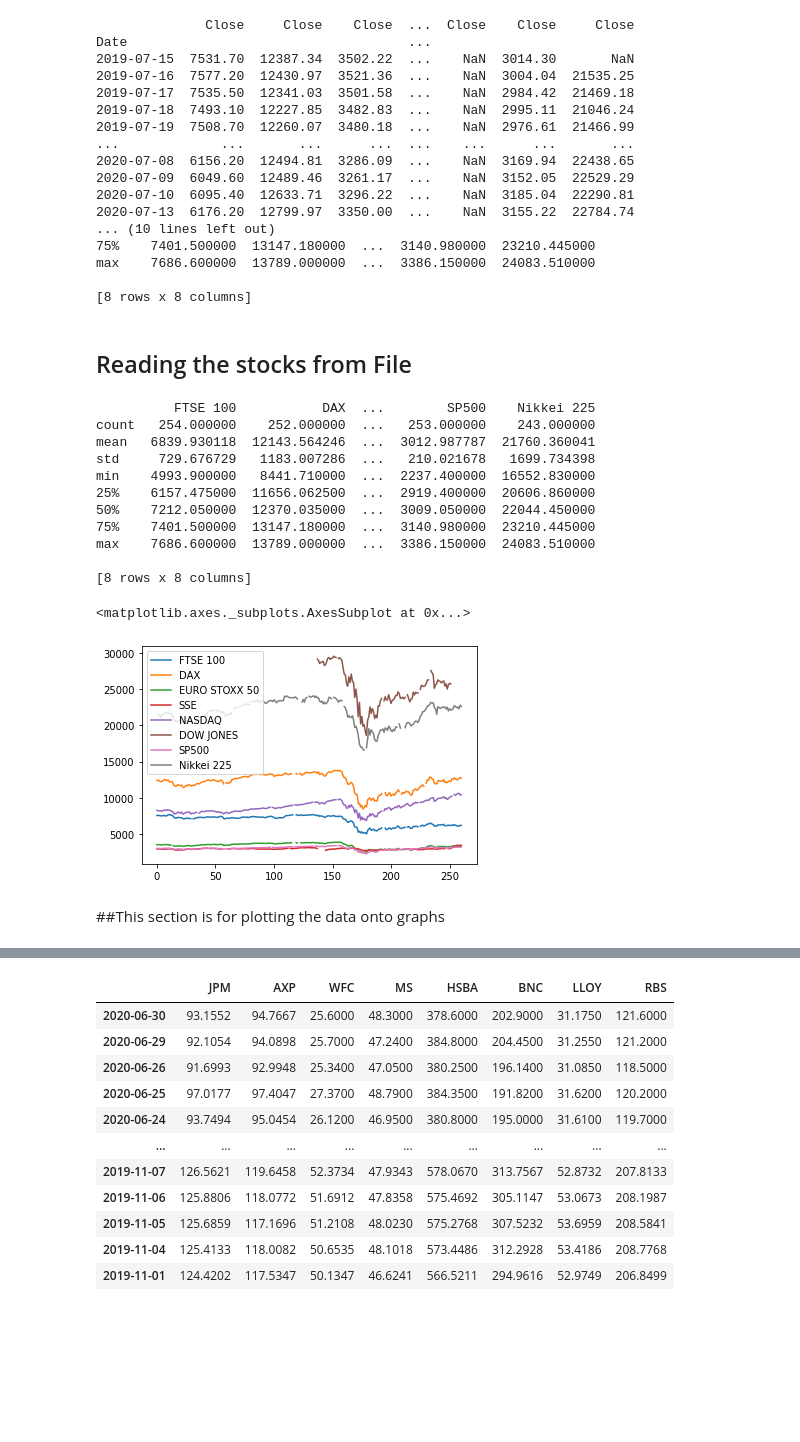
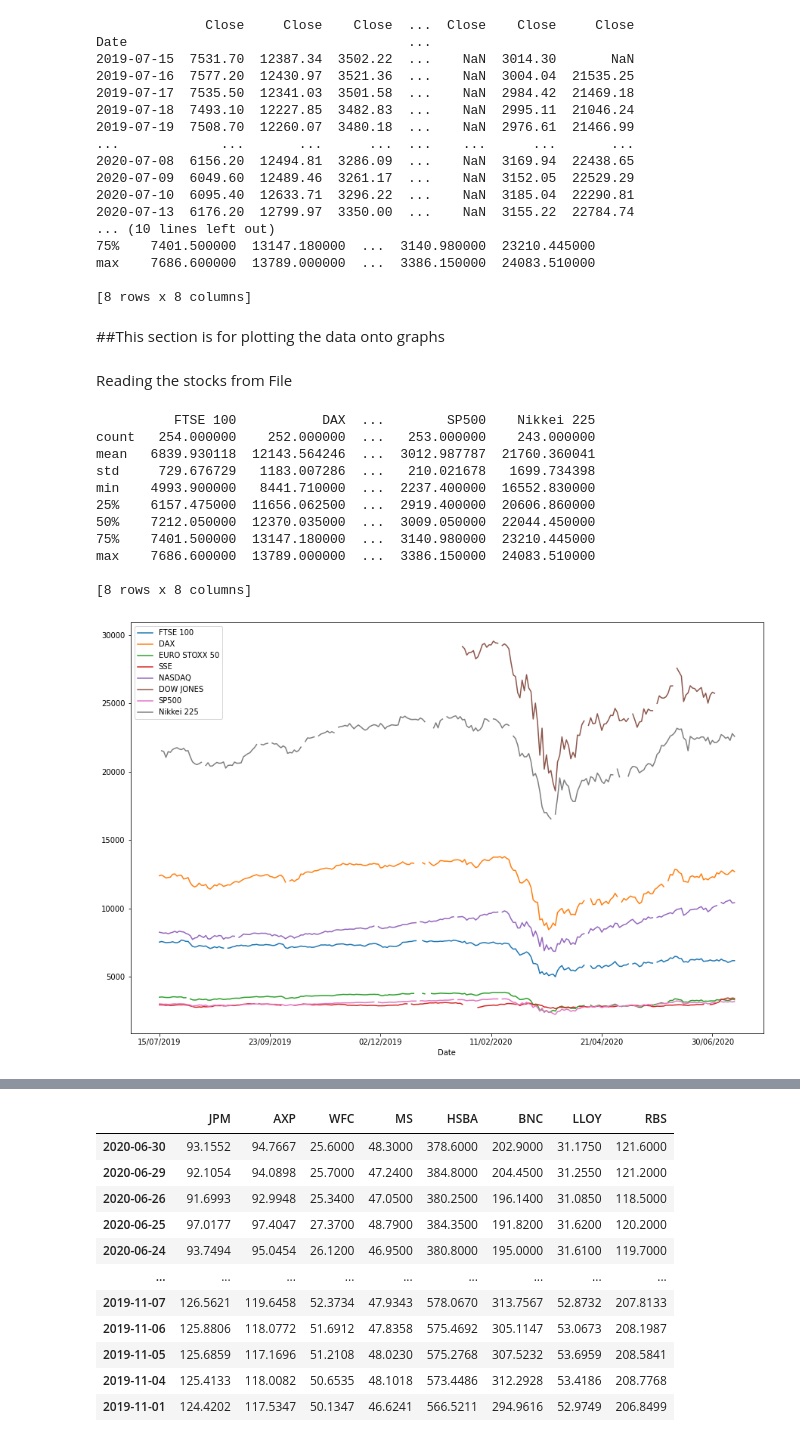
Before and after one commit to UliksSekiraqa/StockMarketAnalysis, a Jupyter notebook: DataAnalysis.ipynb, the cells around one changed output, grey strips where cells are left out. Cells and saved outputs as stored; diff of their text form; code cells hidden in the pictures; blank space fills up the shorter version.

```diff
--- a/DataAnalysis.ipynb
+++ b/DataAnalysis.ipynb
@@ -400,27 +398,28 @@ Date                                    ...
 max    7686.600000  13789.000000  ...  3386.150000  24083.510000
 
 [8 rows x 8 columns]
-# %% [markdown]
-## Reading the stocks from File
-# %%
-df = pd.read_csv("result.csv")
-#print(df.head())
-#print(df.columns)
-print(df.describe())
-df.plot()
-# %% [output]
-          FTSE 100           DAX  ...        SP500    Nikkei 225
-count   254.000000    252.000000  ...   253.000000    243.000000
-mean   6839.930118  12143.564246  ...  3012.987787  21760.360041
-std     729.676729   1183.007286  ...   210.021678   1699.734398
-min    4993.900000   8441.710000  ...  2237.400000  16552.830000
-25%    6157.475000  11656.062500  ...  2919.400000  20606.860000
-50%    7212.050000  12370.035000  ...  3009.050000  22044.450000
-75%    7401.500000  13147.180000  ...  3140.980000  23210.445000
-max    7686.600000  13789.000000  ...  3386.150000  24083.510000
-
-[8 rows x 8 columns]
-<matplotlib.axes._subplots.AxesSubplot at 0x...>
-[figure, removed]
 # %% [markdown]
 ##This section is for plotting the data onto graphs
+# %% [markdown]
+ Reading the stocks from File
+# %%
+import pandas as pd
+import matplotlib.pyplot as plt
+
+df = pd.read_csv("result.csv")
+df = df.set_index('Date')
+df.plot(figsize=(15,10))
+print(df.describe())
+# %% [output]
+          FTSE 100           DAX  ...        SP500    Nikkei 225
+count   254.000000    252.000000  ...   253.000000    243.000000
+mean   6839.930118  12143.564246  ...  3012.987787  21760.360041
+std     729.676729   1183.007286  ...   210.021678   1699.734398
+min    4993.900000   8441.710000  ...  2237.400000  16552.830000
+25%    6157.475000  11656.062500  ...  2919.400000  20606.860000
+50%    7212.050000  12370.035000  ...  3009.050000  22044.450000
+75%    7401.500000  13147.180000  ...  3140.980000  23210.445000
+max    7686.600000  13789.000000  ...  3386.150000  24083.510000
+
+[8 rows x 8 columns]
+[figure, added]
```
Also changed, not shown: parts of 19 cells of this notebook.
